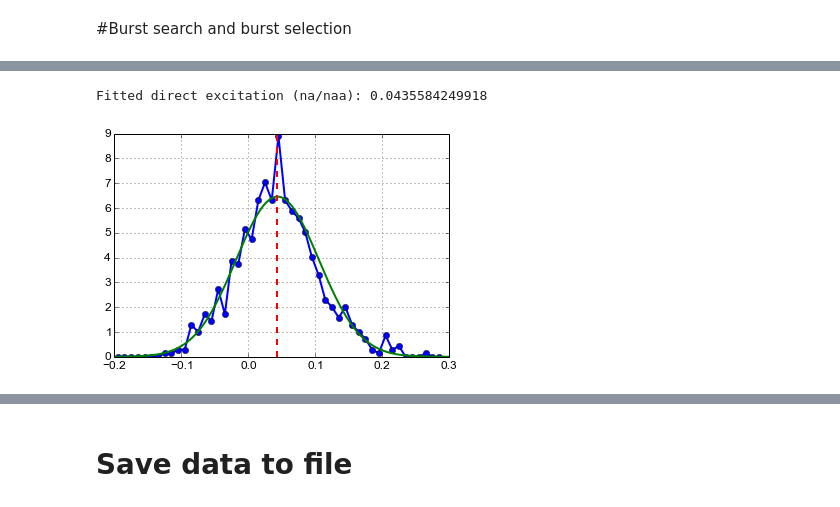
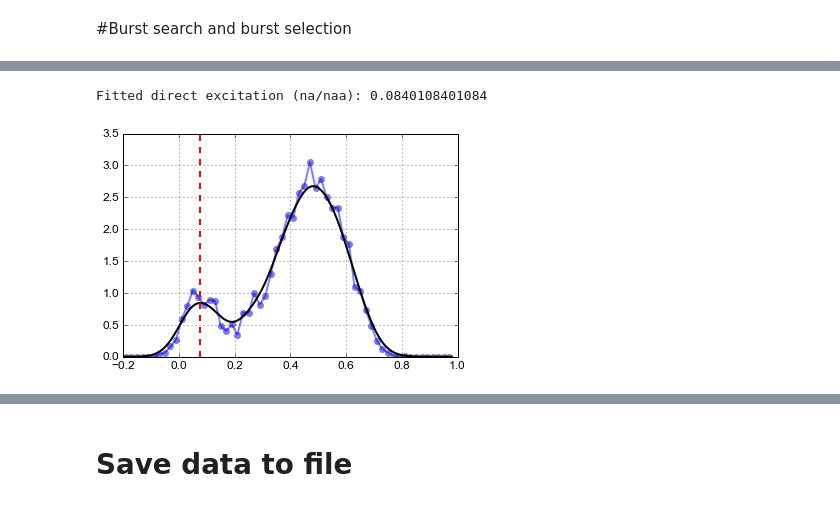
Before and after one commit to tritemio/multispot_paper_historical, a Jupyter notebook: out_notebooks/usALEX-5samples-PR-raw-dir_ex_aa-fit-AexAem-out-22d.ipynb, the cells around one changed output, grey strips where cells are left out. Drawn from its saved outputs; the diff is of its cells as text; code cells hidden in the pictures.

Commit message:
Update the direct excitation template NB to use KDE, 2gauss and EM fits.

```diff
--- a/out_notebooks/usALEX-5samples-PR-raw-dir_ex_aa-fit-AexAem-out-22d.ipynb
+++ b/out_notebooks/usALEX-5samples-PR-raw-dir_ex_aa-fit-AexAem-out-22d.ipynb
@@ -163,0 +165,5 @@ dir_ex_aa = mu
+# %%
+bandwidth = 0.03
+
+E_pr_fret_kde = bext.fit_E_kde_peak(d_Es_fret, bandwidth=bandwidth, weights='size')[0]
+E_pr_fret_kde
@@ -163,0 +182,10 @@ dir_ex_aa = mu
+# %%
+ds_sa = Sel(d, select_bursts.naa, th1=30)
+
+ds_sas0 = Sel(ds_sa, select_bursts.S, S2=0.10)
+ds_sas = Sel(ds_sa, select_bursts.S, S2=0.15)
+ds_sas2 = Sel(ds_sa, select_bursts.S, S2=0.20)
+ds_sas3 = Sel(ds_sa, select_bursts.S, S2=0.25)
+
+ds_st = Sel(d, select_bursts.size, add_naa=True, th1=30)
+ds_sas.num_bursts()
@@ -164,11 +271,27 @@ dir_ex_aa = mu
+# %%
+dx = ds_sa
+
+dir_ex = dx.na[0]/dx.naa[0]
+D_ratio =  dx.na[0]/( dx.naa[0] + dx.na[0])
+S_ratio = dx.S[0]
+
+S_kde = gaussian_kde_w(S_ratio, bw_method=0.04)
+D_kde = gaussian_kde_w(D_ratio, bw_method=0.03)
+dir_kde = gaussian_kde_w(dir_ex, bw_method=0.03)
 # %%
-dir_hist, dir_bins = np.histogram(dir_ex, bins=np.r_[-0.2 : 0.3 : 0.01], density=True)
-dir_ax = dir_bins[:-1] + 0.5*(dir_bins[1] - dir_bins[0])
-plt.plot(dir_ax, dir_hist, '-o');
-plt.plot(x, y, 'g');
-plt.axvline(dir_ex_aa, ls='--', color='r')
+S_hist, S_bins = np.histogram(S_ratio, bins=np.r_[-0.2 : 1 : 0.02], density=True)
+S_ax = S_bins[:-1] + 0.5*(S_bins[1] - S_bins[0])
+x = np.arange(S_bins.min(), S_bins.max(), 0.0005)
+
+plt.plot(S_ax, S_hist, '-o', alpha=0.5);
+plot(x, S_kde(x), 'k')
 plt.grid(True)
-print 'Fitted direct excitation (na/naa):', dir_ex_aa
+
+S_peak = bext.find_max(x, S_kde(x), xmin=0, xmax=0.2)
+plt.axvline(S_peak, ls='--', color='r')
+dir_ex_from_S = S_peak/(1 - S_peak)
+
+print 'Fitted direct excitation (na/naa):', dir_ex_from_S
 # %% [output]
-Fitted direct excitation (na/naa): 0.0435584249918
+Fitted direct excitation (na/naa): 0.0840108401084
-[figure, old version]
+[figure, new version]
```
Also changed, not shown: parts of 28 cells of this notebook, 18 other files.
